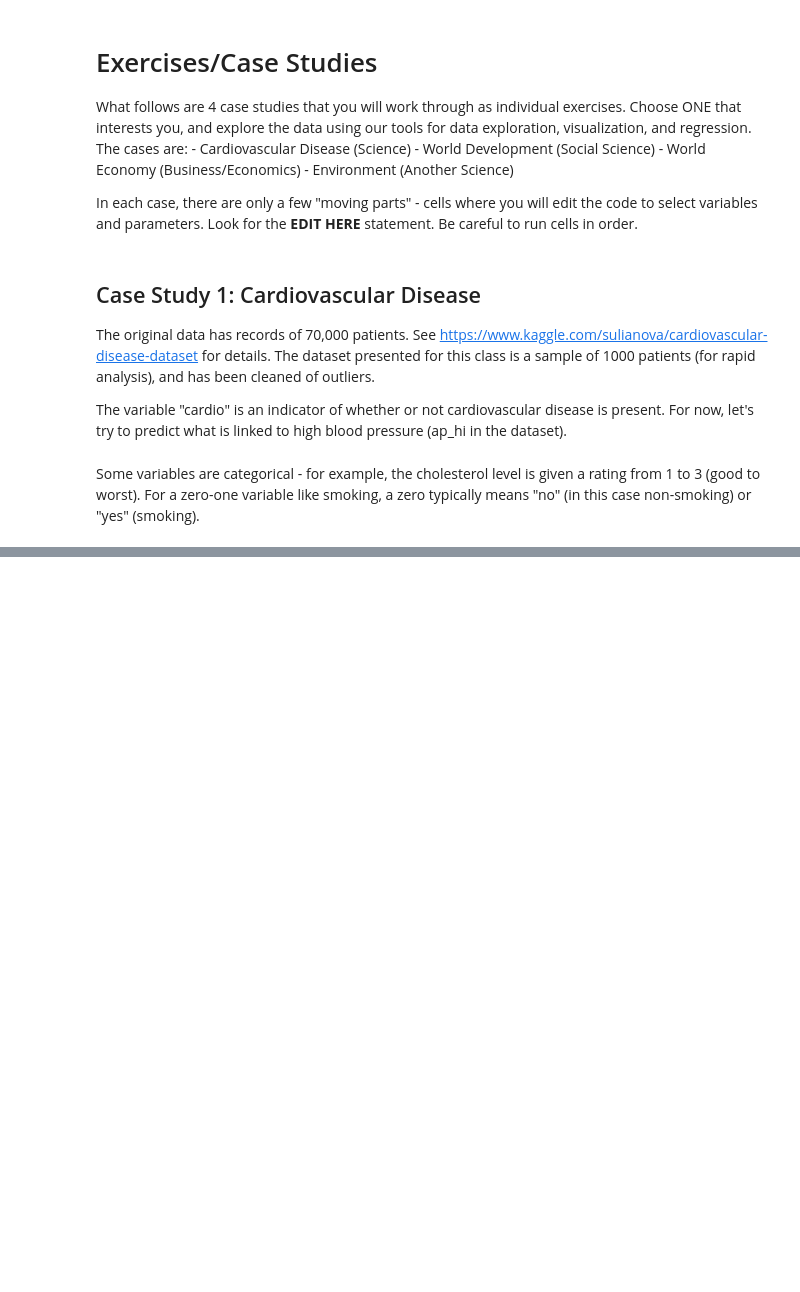
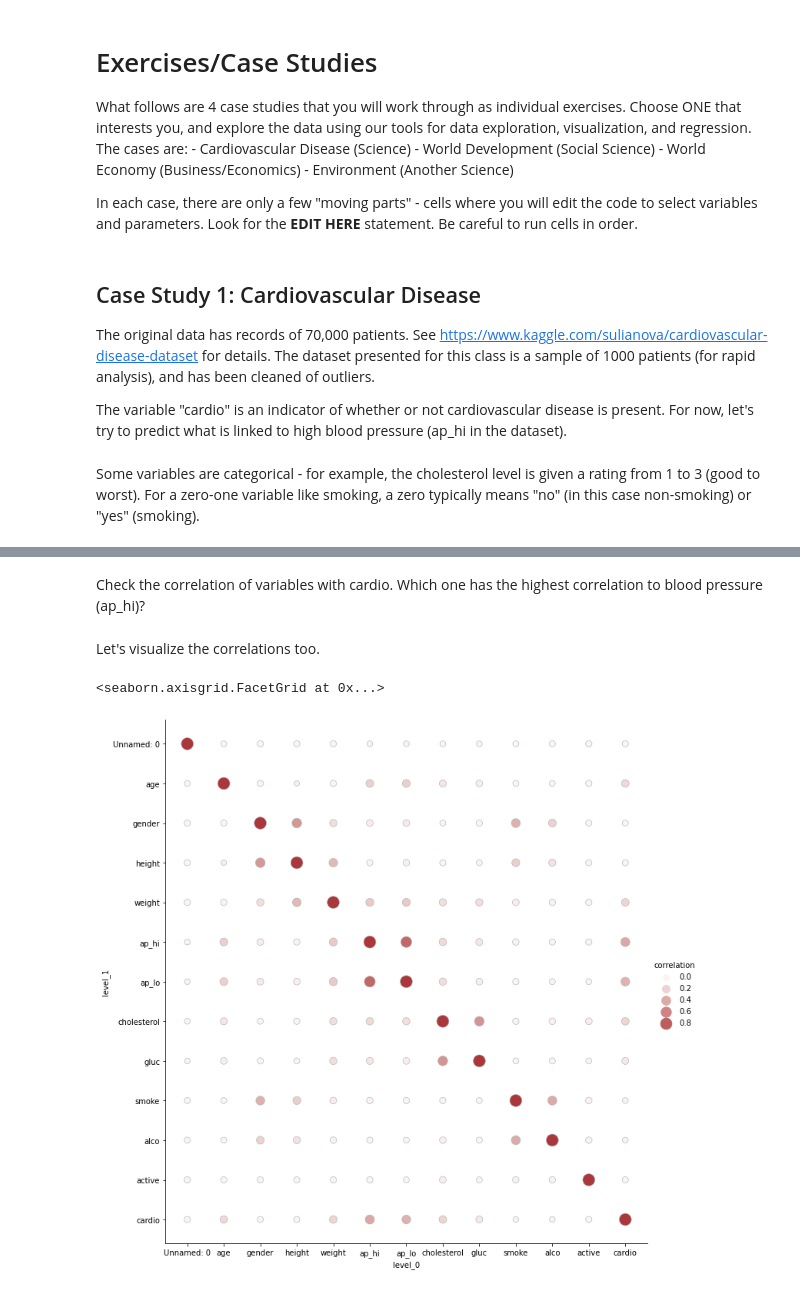
Before and after one commit to ryandata/VDC_Data_Science_Workshop, a Jupyter notebook: Data_Exploration.ipynb, the cells around one changed output, grey strips where cells are left out. Saved outputs shown, nothing was run; the diff lists cells and outputs as text; code cells hidden in the pictures; blank space fills up the shorter version.

```diff
--- a/Data_Exploration.ipynb
+++ b/Data_Exploration.ipynb
@@ -243,3 +257,5 @@ plt.show()
 sns.displot(y_value)
 # %%
 sns.displot(y_value, kde="True")
+# %% [markdown]
+Check the correlation of variables with cardio.  Which one has the highest correlation to blood pressure (ap_hi)?
@@ -245,0 +264,13 @@ sns.displot(y_value, kde="True")
+# %% [markdown]
+Let's visualize the correlations too.
+# %%
+corr_mat = cardio.corr().stack().reset_index(name="correlation")
+sns.relplot(
+    data=corr_mat,
+    x="level_0", y="level_1", hue="correlation", size="correlation",
+    palette="vlag", hue_norm=(-1, 1), edgecolor=".7",
+    height=10, sizes=(50, 250)
+)
+# %% [output]
+<seaborn.axisgrid.FacetGrid at 0x...>
+[figure, added]
```
Also changed, not shown: parts of 42 cells of this notebook.
